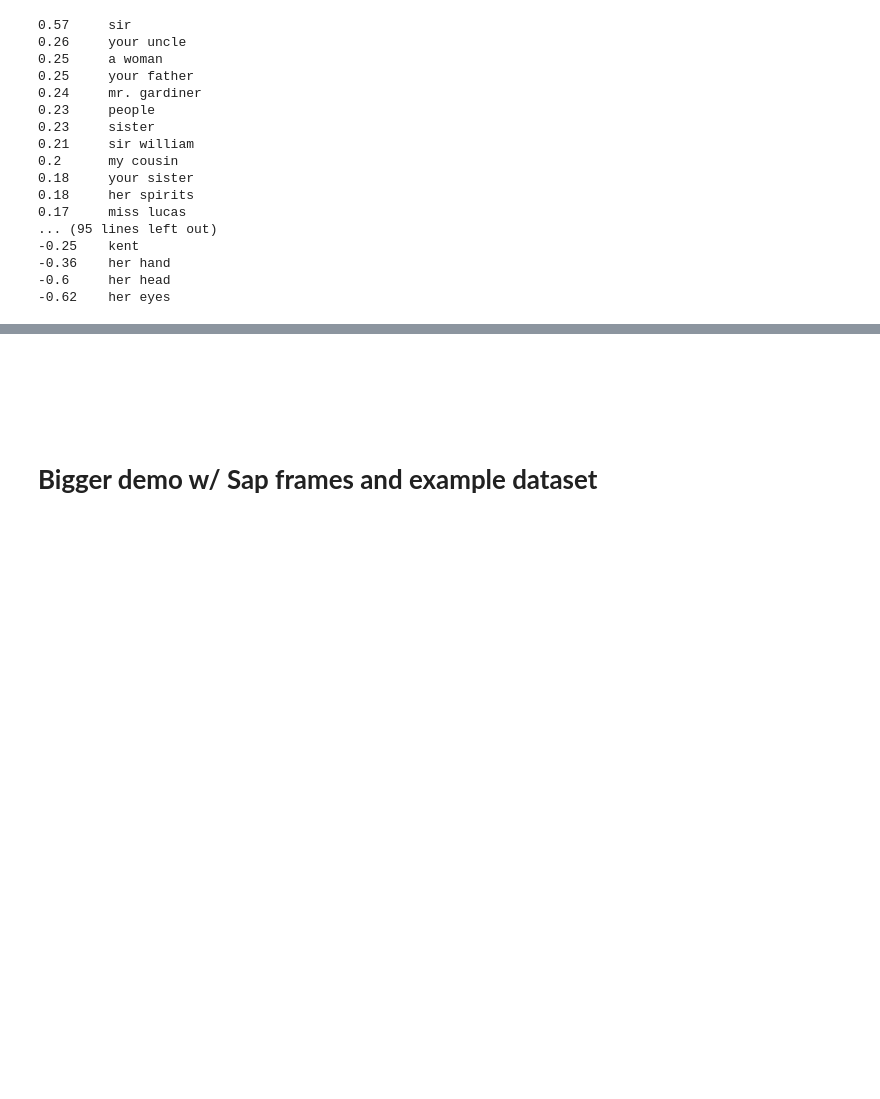
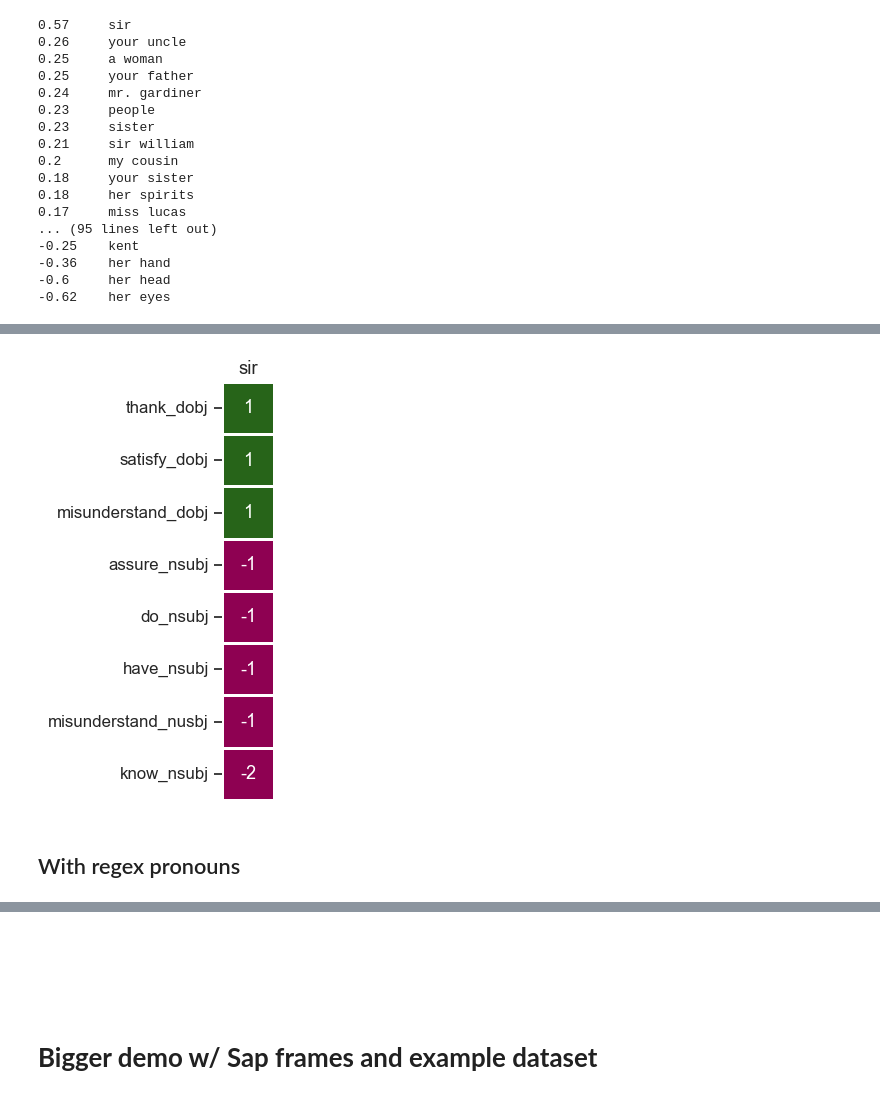
Before and after one commit to maartensap/riveter-nlp, a Jupyter notebook: riveter/demo.ipynb, the cells around one changed output, grey strips where cells are left out. Cells and saved outputs as stored; diff of their text form; code cells hidden in the pictures; blank space fills up the shorter version.

```diff
--- a/riveter/demo.ipynb
+++ b/riveter/demo.ipynb
@@ -230,0 +290,6 @@ for _persona, _score in sorted(persona_score_dict.items(), key=lambda x: x[1], r
+# %%
+riveter.plot_verbs_for_persona('sir')
+# %% [output]
+[figure, added]
+# %% [markdown]
+## With regex pronouns
```
Also changed, not shown: parts of 30 cells of this notebook, 3 other files.
